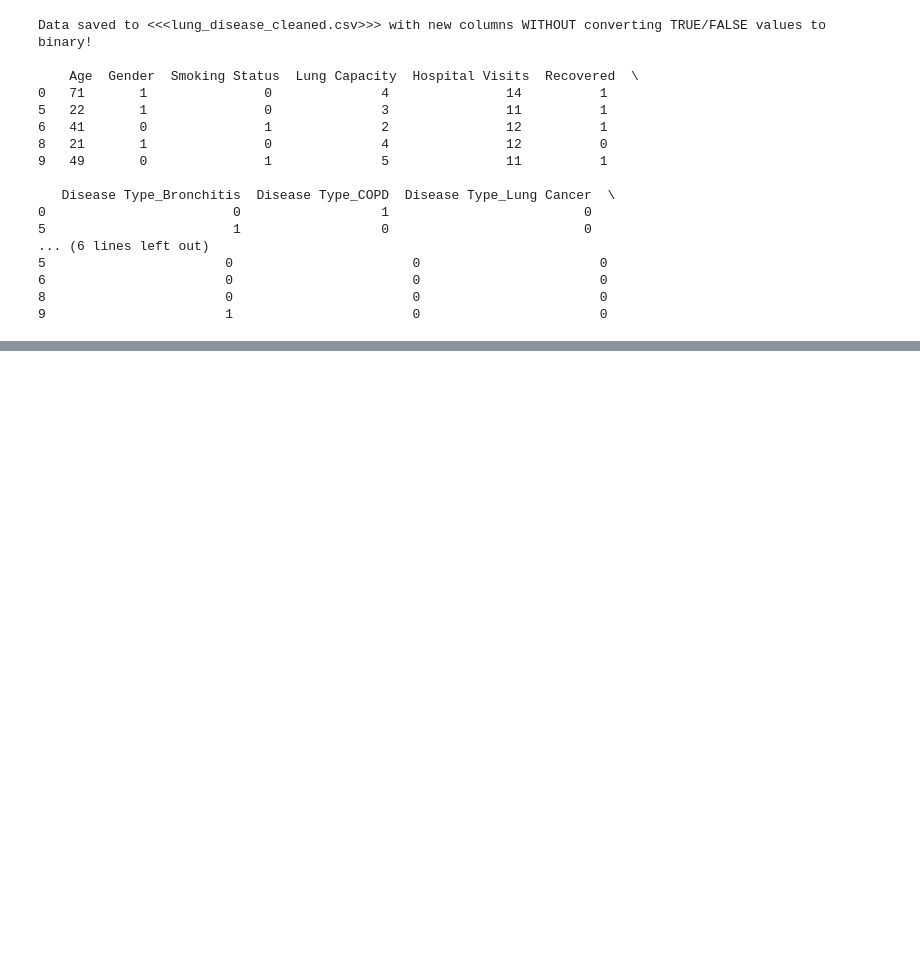
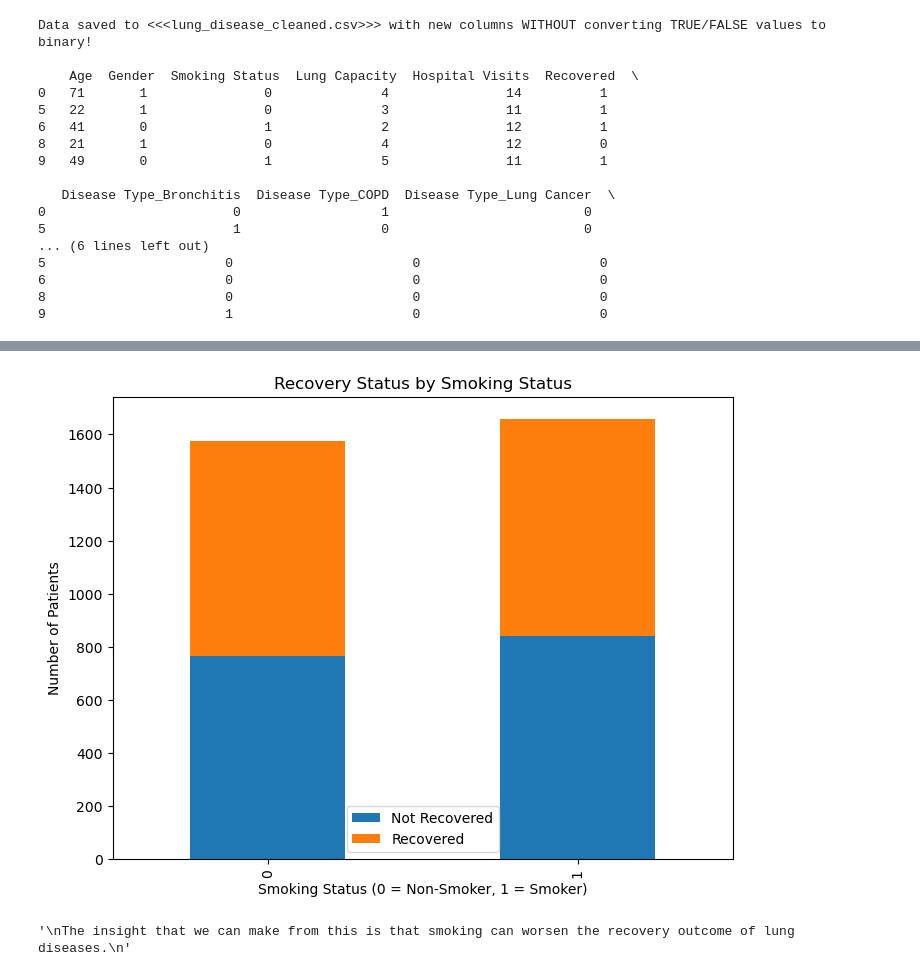
Before and after one commit to ramprashant66/CSC177_Poject1, a Jupyter notebook: Assignment1.ipynb, the cells around one changed output, grey strips where cells are left out. Saved outputs shown, nothing was run; the diff lists cells and outputs as text; code cells hidden in the pictures; blank space fills up the shorter version.

```diff
--- a/Assignment1.ipynb
+++ b/Assignment1.ipynb
@@ -241,0 +277,28 @@ matPlot.show()
+# %%
+'''
+This block plots the Smoking Status column with the Recovered column.
+'''
+#group by smoking status and recovery
+smoking_recovery = data.groupby(['Smoking Status', 'Recovered']).size().unstack()
+
+#plot the data
+smoking_recovery.plot(kind='bar', stacked=True, figsize=(8, 6))
+matPlot.title('Recovery Status by Smoking Status')
+matPlot.xlabel('Smoking Status (0 = Non-Smoker, 1 = Smoker)')
+matPlot.ylabel('Number of Patients')
+matPlot.legend(['Not Recovered', 'Recovered'])
+matPlot.show()
+
+#Intepretation
+'''
+The stacked bar graph depicts that patients who were Non-smokers had about similar recovery outcomes as the ones
+who smoked.
+However, we can clearly see that Smokers had a higher outcome of not recovering from their lung diseases.
+'''
+#Insight
+'''
+The insight that we can make from this is that smoking can worsen the recovery outcome of lung diseases.
+'''
+# %% [output]
+[figure, added]
+'\nThe insight that we can make from this is that smoking can worsen the recovery outcome of lung diseases.\n'
```
Also changed, not shown: parts of 6 cells of this notebook.
